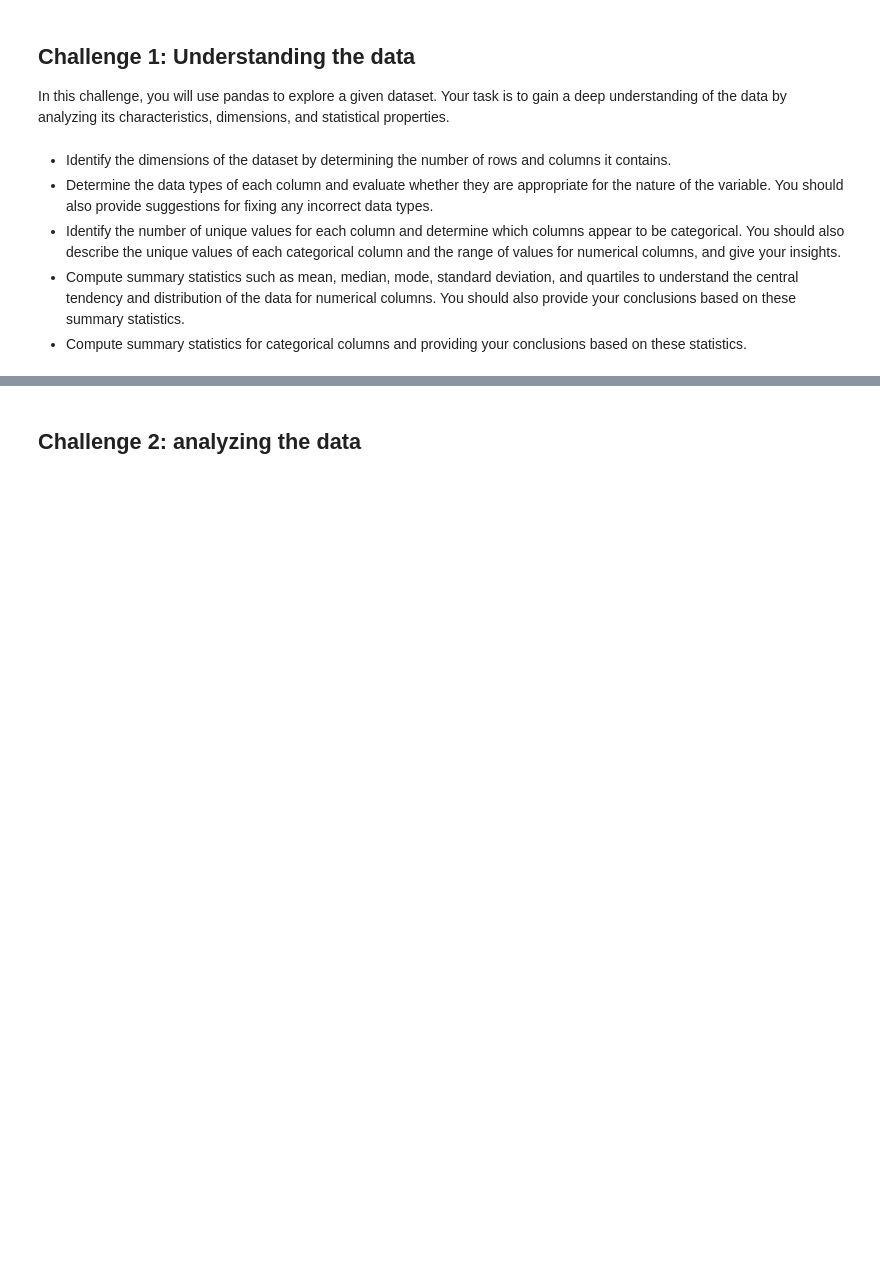
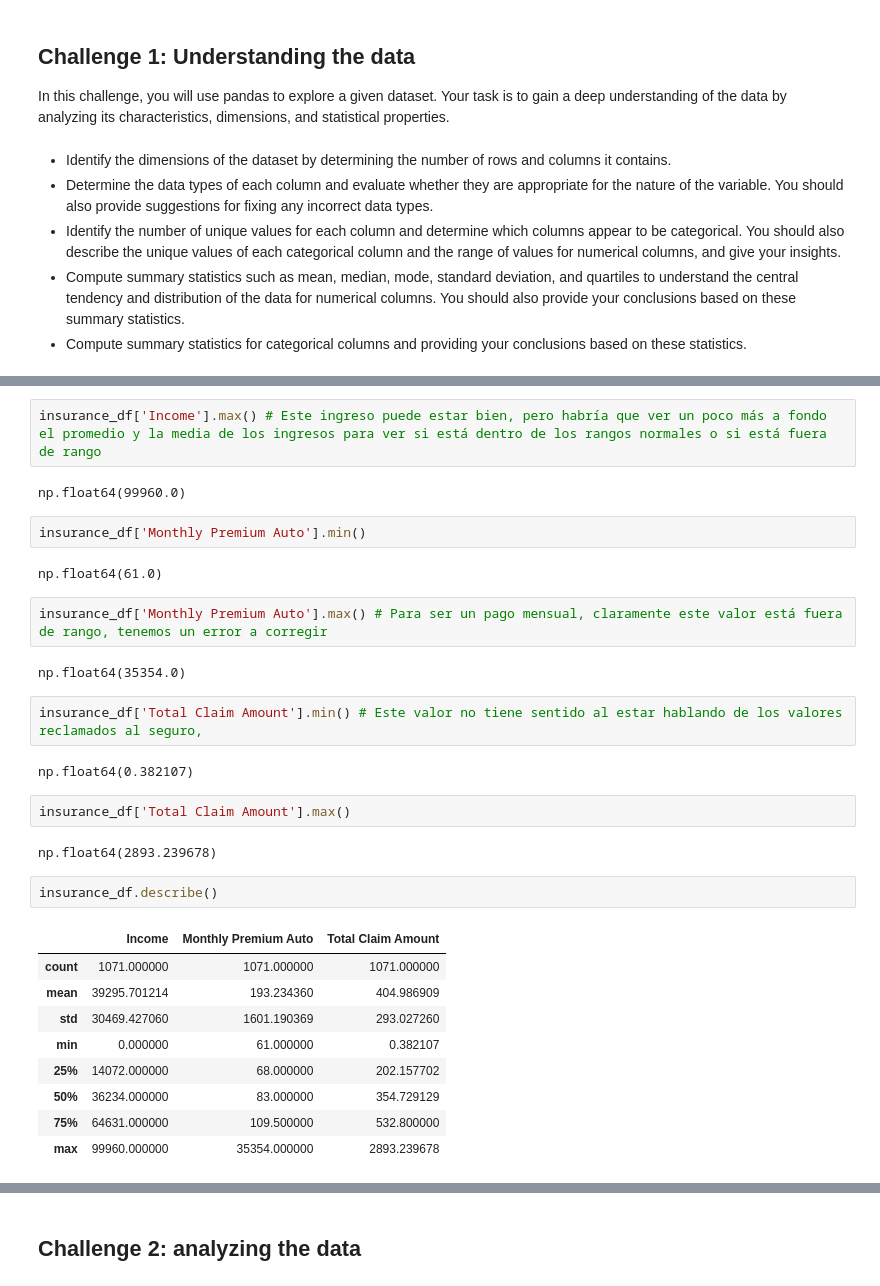
Before and after one commit to data-bootcamp-v4/lab-dw-pandas, a Jupyter notebook: lab-dw-pandas.ipynb, the cells around one changed output, grey strips where cells are left out. Drawn from its saved outputs; the diff is of its cells as text; blank space fills up the shorter version.

```diff
--- a/lab-dw-pandas.ipynb
+++ b/lab-dw-pandas.ipynb
@@ -46,0 +142,32 @@ In this challenge, you will use pandas to explore a given dataset. Your task is
+# %%
+insurance_df['Income'].max() # Este ingreso puede estar bien, pero habría que ver un poco más a fondo el promedio y la media de los ingresos para ver si está dentro de los rangos normales o si está fuera de rango
+# %% [output]
+np.float64(99960.0)
+# %%
+insurance_df['Monthly Premium Auto'].min()
+# %% [output]
+np.float64(61.0)
+# %%
+insurance_df['Monthly Premium Auto'].max() # Para ser un pago mensual, claramente este valor está fuera de rango, tenemos un error a corregir
+# %% [output]
+np.float64(35354.0)
+# %%
+insurance_df['Total Claim Amount'].min() # Este valor no tiene sentido al estar hablando de los valores reclamados al seguro,
+# %% [output]
+np.float64(0.382107)
+# %%
+insurance_df['Total Claim Amount'].max()
+# %% [output]
+np.float64(2893.239678)
+# %%
+insurance_df.describe()
+# %% [output]
+|  | Income | Monthly Premium Auto | Total Claim Amount |
+| count | 1071.000000 | 1071.000000 | 1071.000000 |
+| mean | 39295.701214 | 193.234360 | 404.986909 |
+| std | 30469.427060 | 1601.190369 | 293.027260 |
+| min | 0.000000 | 61.000000 | 0.382107 |
+| 25% | 14072.000000 | 68.000000 | 202.157702 |
+| 50% | 36234.000000 | 83.000000 | 354.729129 |
+| 75% | 64631.000000 | 109.500000 | 532.800000 |
+| max | 99960.000000 | 35354.000000 | 2893.239678 |
```
Also changed, not shown: parts of 25 cells of this notebook.
